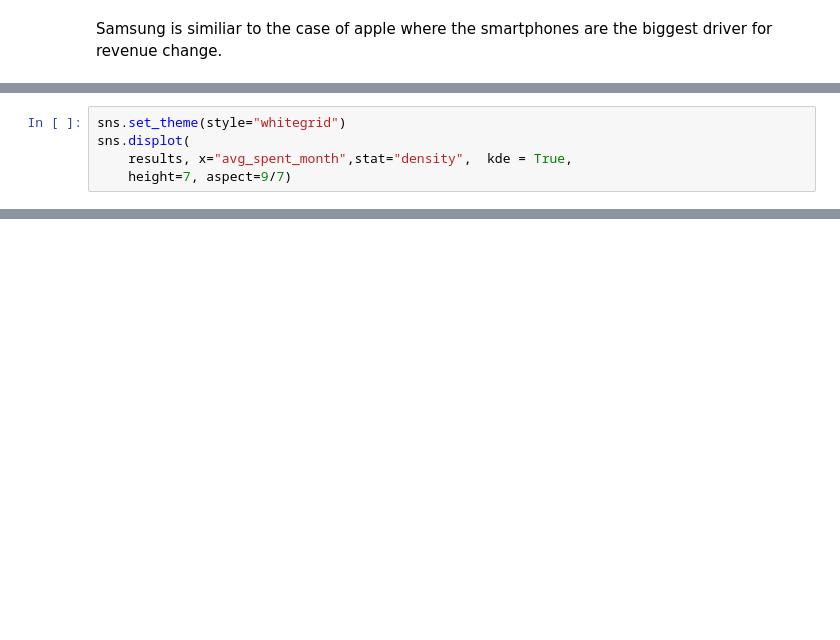
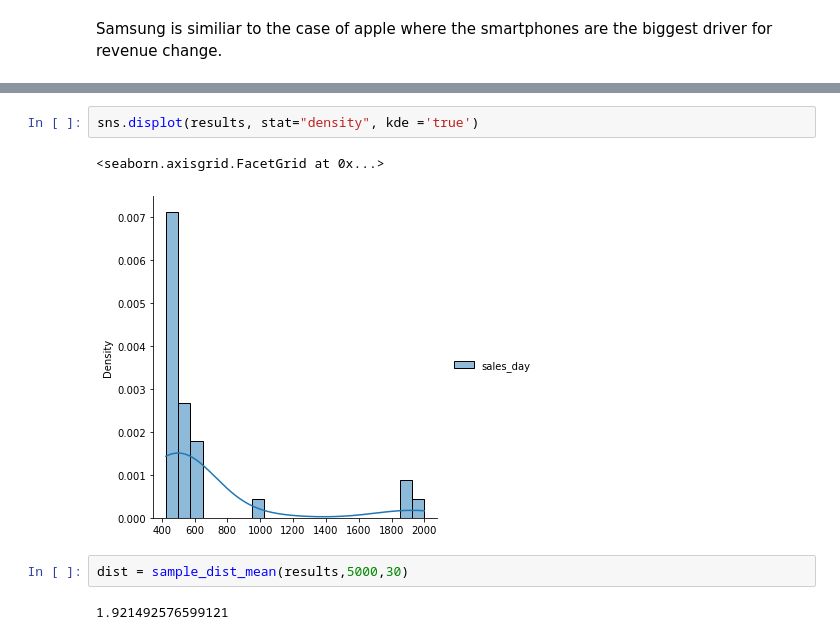
Before and after one commit to Simon-U/Sales_analysis, a Jupyter notebook: Analysis.ipynb, the cells around one changed output, grey strips where cells are left out. Saved outputs shown, nothing was run; the diff lists cells and outputs as text; blank space fills up the shorter version.

```diff
--- a/Analysis.ipynb
+++ b/Analysis.ipynb
@@ -652,5 +672,0 @@ results.columns = ['avg_spent_month']
-# %%
-sns.set_theme(style="whitegrid")
-sns.displot(
-    results, x="avg_spent_month",stat="density",  kde = True,
-    height=7, aspect=9/7)
@@ -727,0 +686,9 @@ res
+# %%
+sns.displot(results, stat="density", kde ='true')
+# %% [output]
+<seaborn.axisgrid.FacetGrid at 0x...>
+[figure, added]
+# %%
+dist = sample_dist_mean(results,5000,30)
+# %% [output]
+1.921492576599121
```
Also changed, not shown: parts of 27 cells of this notebook, 1 other file.
